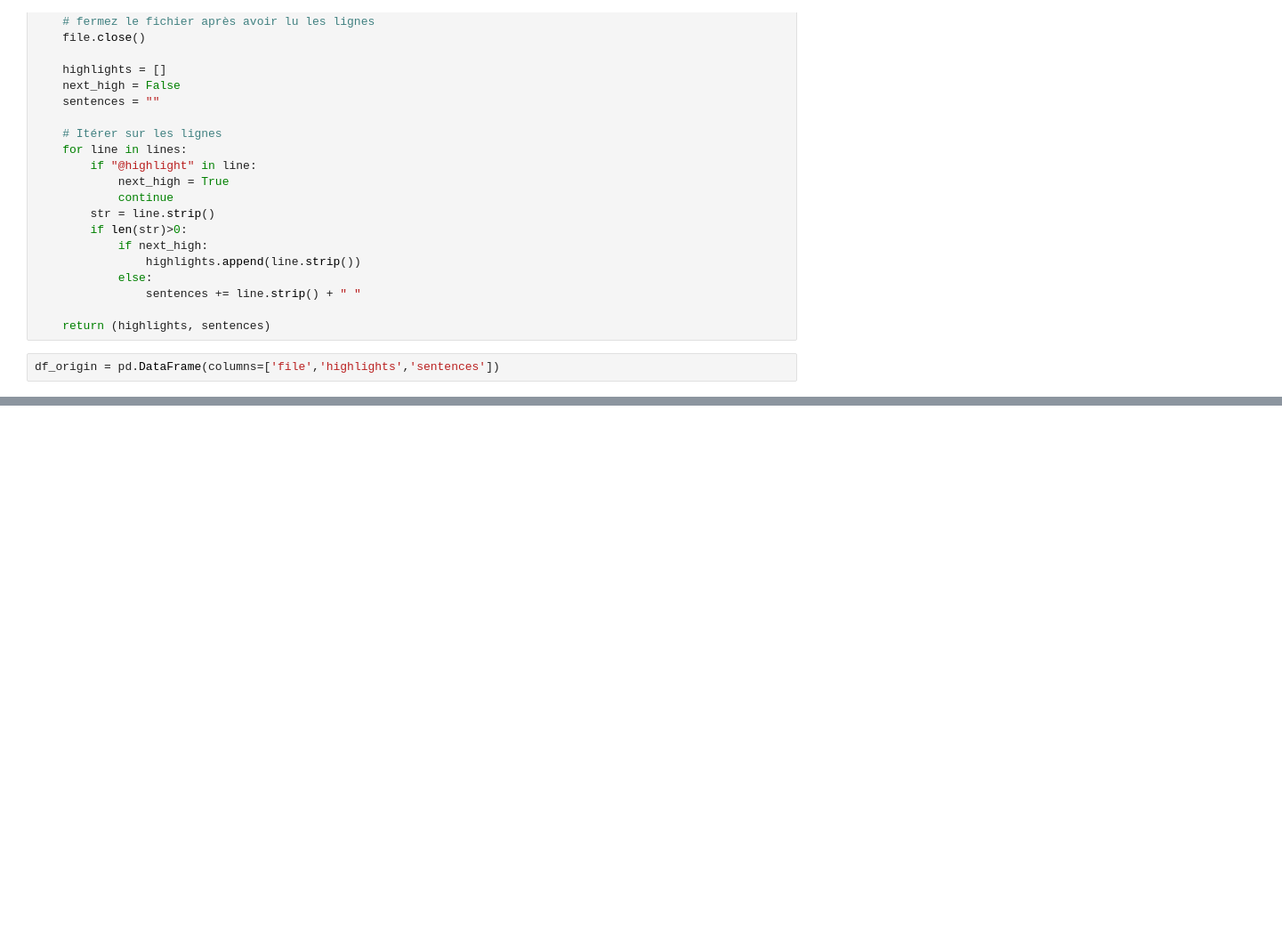
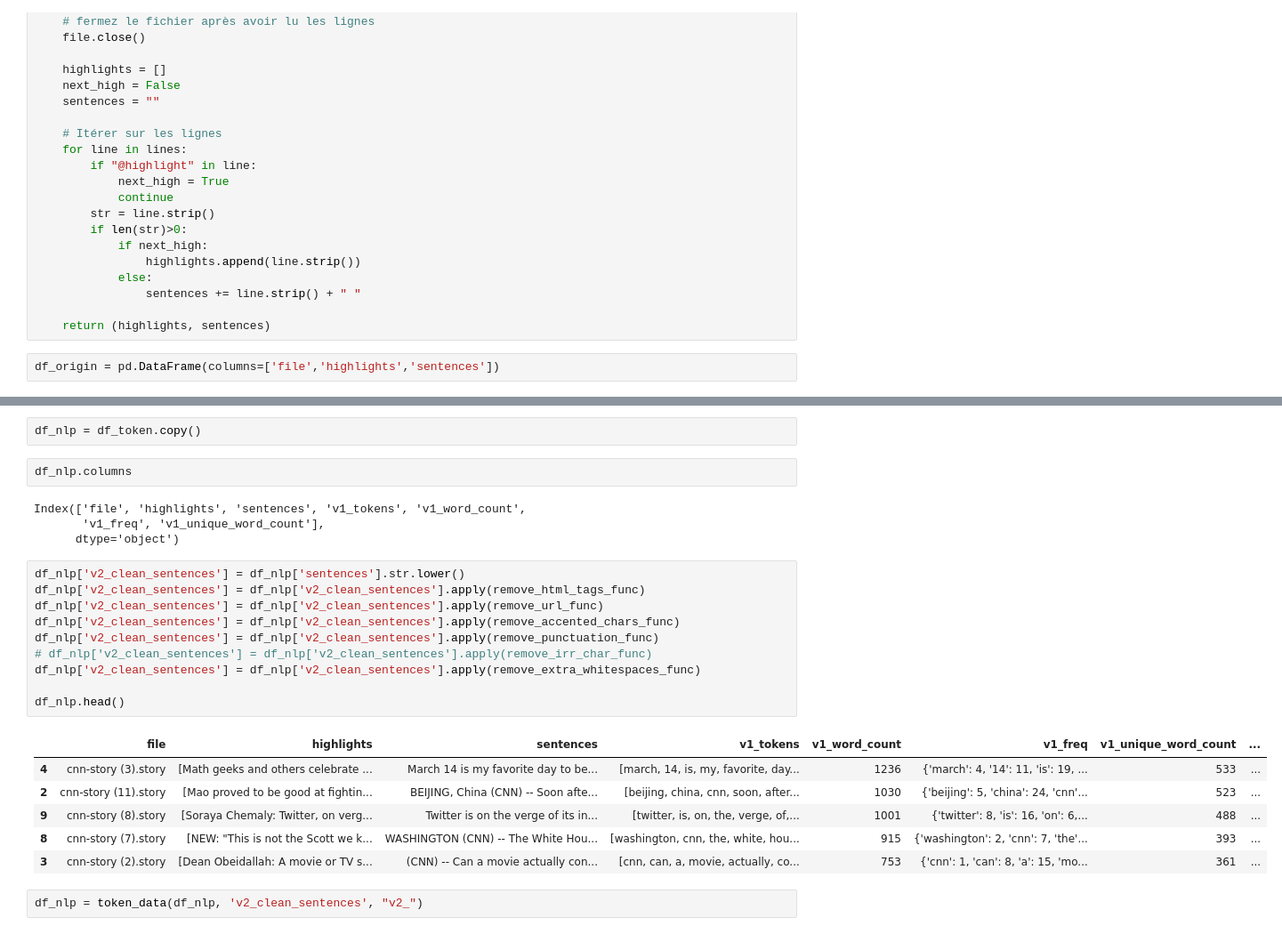
Before and after one commit to aurao22/simplon, a Jupyter notebook: 2022-02-4470541-analysez-vos-donnees-textuelles/CNN-data_story_extraction.ipynb, the cells around one changed output, grey strips where cells are left out. Shown at 89% size. Drawn from its saved outputs; the diff is of its cells as text; blank space fills up the shorter version.

```diff
--- a/2022-02-4470541-analysez-vos-donnees-textuelles/CNN-data_story_extraction.ipynb
+++ b/2022-02-4470541-analysez-vos-donnees-textuelles/CNN-data_story_extraction.ipynb
@@ -198,0 +224,27 @@ df_token.head()
+# %%
+df_nlp = df_token.copy()
+# %%
+df_nlp.columns
+# %% [output]
+Index(['file', 'highlights', 'sentences', 'v1_tokens', 'v1_word_count',
+       'v1_freq', 'v1_unique_word_count'],
+      dtype='object')
+# %%
+df_nlp['v2_clean_sentences'] = df_nlp['sentences'].str.lower()
+df_nlp['v2_clean_sentences'] = df_nlp['v2_clean_sentences'].apply(remove_html_tags_func)
+df_nlp['v2_clean_sentences'] = df_nlp['v2_clean_sentences'].apply(remove_url_func)
+df_nlp['v2_clean_sentences'] = df_nlp['v2_clean_sentences'].apply(remove_accented_chars_func)
+df_nlp['v2_clean_sentences'] = df_nlp['v2_clean_sentences'].apply(remove_punctuation_func)
+# df_nlp['v2_clean_sentences'] = df_nlp['v2_clean_sentences'].apply(remove_irr_char_func)
+df_nlp['v2_clean_sentences'] = df_nlp['v2_clean_sentences'].apply(remove_extra_whitespaces_func)
+
+df_nlp.head()
+# %% [output]
+|  | file | highlights | sentences | v1_tokens | v1_word_count | v1_freq | v1_unique_word_count | ... |
+| 4 | cnn-story (3).story | [Math geeks and others celebrate ... | March 14 is my favorite day to be... | [march, 14, is, my, favorite, day... | 1236 | {'march': 4, '14': 11, 'is': 19, ... | 533 | ... |
+| 2 | cnn-story (11).story | [Mao proved to be good at fightin... | BEIJING, China (CNN) -- Soon afte... | [beijing, china, cnn, soon, after... | 1030 | {'beijing': 5, 'china': 24, 'cnn'... | 523 | ... |
+| 9 | cnn-story (8).story | [Soraya Chemaly: Twitter, on verg... | Twitter is on the verge of its in... | [twitter, is, on, the, verge, of,... | 1001 | {'twitter': 8, 'is': 16, 'on': 6,... | 488 | ... |
+| 8 | cnn-story (7).story | [NEW: "This is not the Scott we k... | WASHINGTON (CNN) -- The White Hou... | [washington, cnn, the, white, hou... | 915 | {'washington': 2, 'cnn': 7, 'the'... | 393 | ... |
+| 3 | cnn-story (2).story | [Dean Obeidallah: A movie or TV s... | (CNN) -- Can a movie actually con... | [cnn, can, a, movie, actually, co... | 753 | {'cnn': 1, 'can': 8, 'a': 15, 'mo... | 361 | ... |
+# %%
+df_nlp = token_data(df_nlp, 'v2_clean_sentences', "v2_")
```
Also changed, not shown: parts of 25 cells of this notebook.
